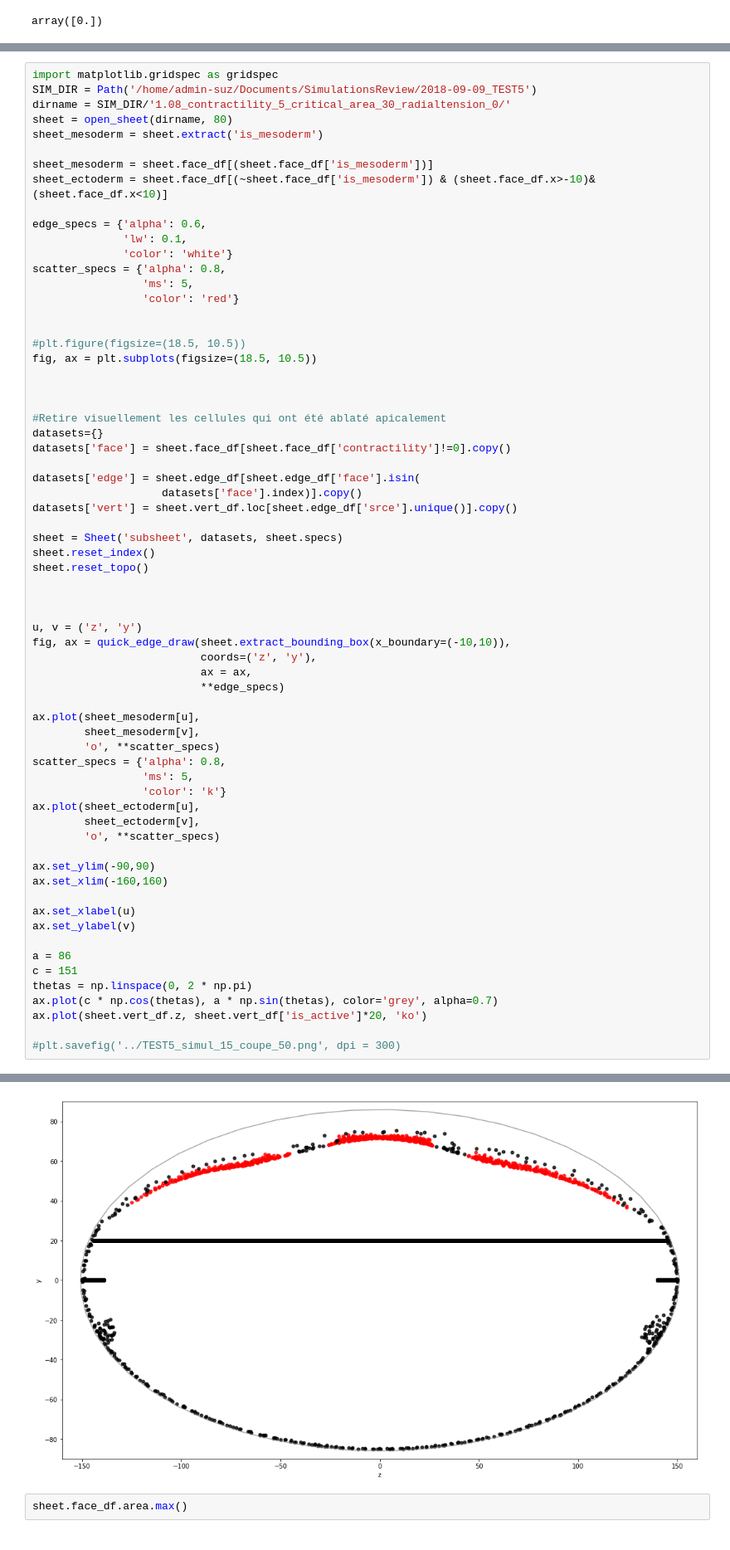
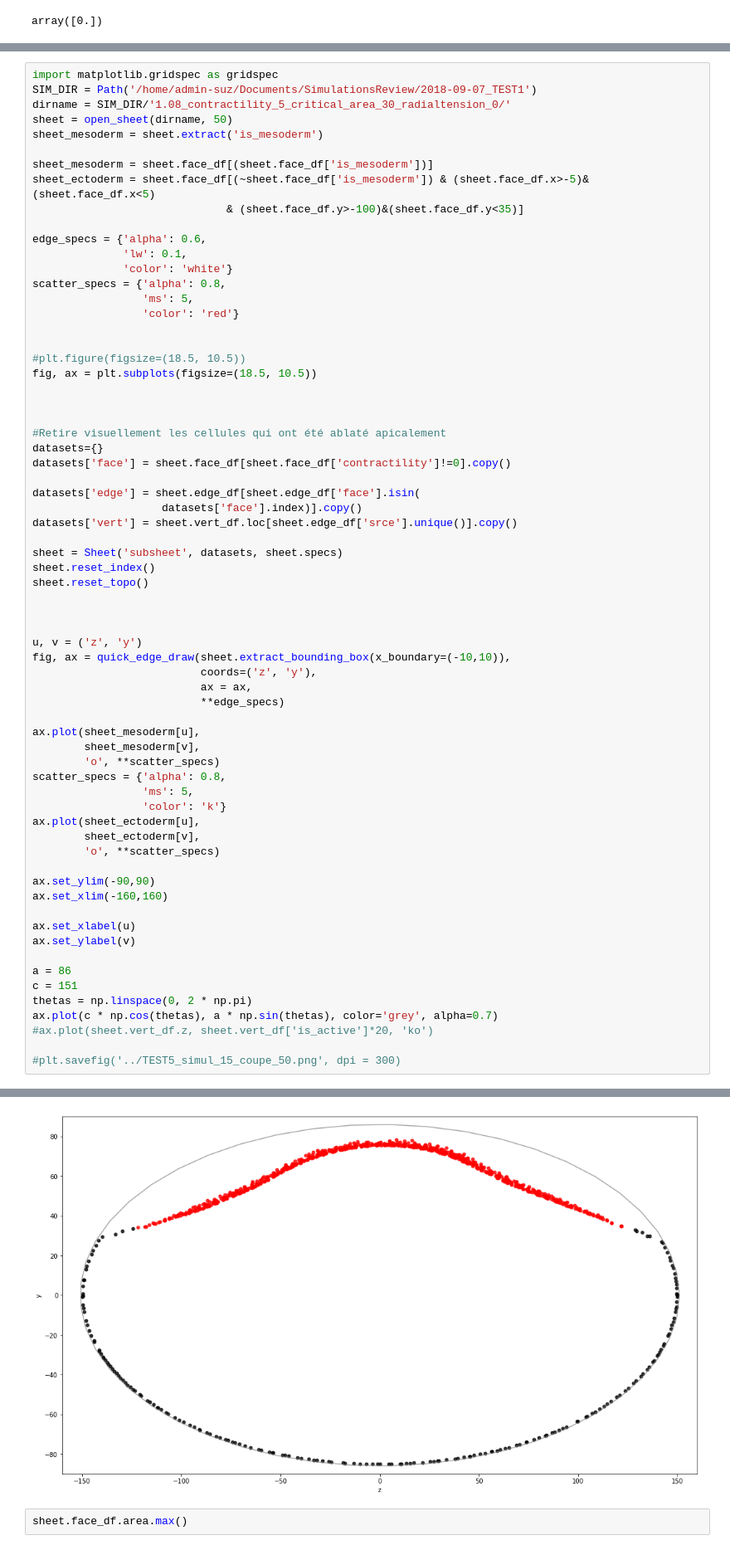
Before and after one commit to suzannelab/invagination, a Jupyter notebook: notebooks/EmbryoExaminer.ipynb, the cells around one changed output, grey strips where cells are left out. Shown: that part at 83% size. Cells and saved outputs as stored; diff of their text form.

```diff
--- a/notebooks/EmbryoExaminer.ipynb
+++ b/notebooks/EmbryoExaminer.ipynb
@@ -397,13 +399,14 @@ ax.plot(c * np.cos(thetas), a * np.sin(thetas), color='grey', alpha=0.7)
 [figure]
 # %%
 import matplotlib.gridspec as gridspec
-SIM_DIR = Path('/home/admin-suz/Documents/SimulationsReview/2018-09-09_TEST5')
+SIM_DIR = Path('/home/admin-suz/Documents/SimulationsReview/2018-09-07_TEST1')
 dirname = SIM_DIR/'1.08_contractility_5_critical_area_30_radialtension_0/'
-sheet = open_sheet(dirname, 80)
+sheet = open_sheet(dirname, 50)
 sheet_mesoderm = sheet.extract('is_mesoderm')
 
 sheet_mesoderm = sheet.face_df[(sheet.face_df['is_mesoderm'])]
-sheet_ectoderm = sheet.face_df[(~sheet.face_df['is_mesoderm']) & (sheet.face_df.x>-10)&(sheet.face_df.x<10)]
+sheet_ectoderm = sheet.face_df[(~sheet.face_df['is_mesoderm']) & (sheet.face_df.x>-5)&(sheet.face_df.x<5)
+                              & (sheet.face_df.y>-100)&(sheet.face_df.y<35)]
 
 edge_specs = {'alpha': 0.6,
               'lw': 0.1,
@@ -435,35 +438,35 @@ sheet.reset_topo()
 u, v = ('z', 'y')
 fig, ax = quick_edge_draw(sheet.extract_bounding_box(x_boundary=(-10,10)),
                           coords=('z', 'y'),
                           ax = ax,
                           **edge_specs)
 
 ax.plot(sheet_mesoderm[u],
         sheet_mesoderm[v],
         'o', **scatter_specs)
 scatter_specs = {'alpha': 0.8,
                  'ms': 5,
                  'color': 'k'}
 ax.plot(sheet_ectoderm[u],
         sheet_ectoderm[v],
         'o', **scatter_specs)
 
 ax.set_ylim(-90,90)
 ax.set_xlim(-160,160)
 
 ax.set_xlabel(u)
 ax.set_ylabel(v)
 
 a = 86
 c = 151
 thetas = np.linspace(0, 2 * np.pi)
 ax.plot(c * np.cos(thetas), a * np.sin(thetas), color='grey', alpha=0.7)
-ax.plot(sheet.vert_df.z, sheet.vert_df['is_active']*20, 'ko')
+#ax.plot(sheet.vert_df.z, sheet.vert_df['is_active']*20, 'ko')
 
 #plt.savefig('../TEST5_simul_15_coupe_50.png', dpi = 300)
 # %% [output]
 [<matplotlib.lines.Line2D at 0x...>]
-[figure, old version]
+[figure, new version]
 # %%
 sheet.face_df.area.max()
 # %% [output]
```
Also changed, not shown: parts of 3 cells of this notebook, 2 other files.
